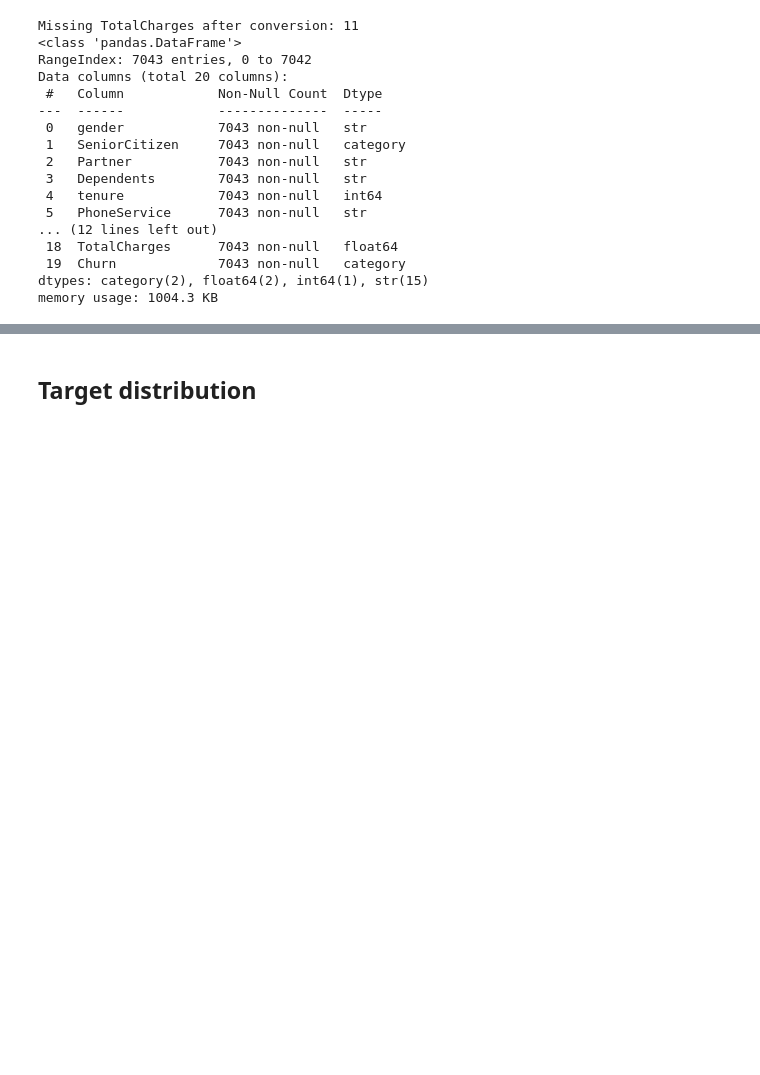
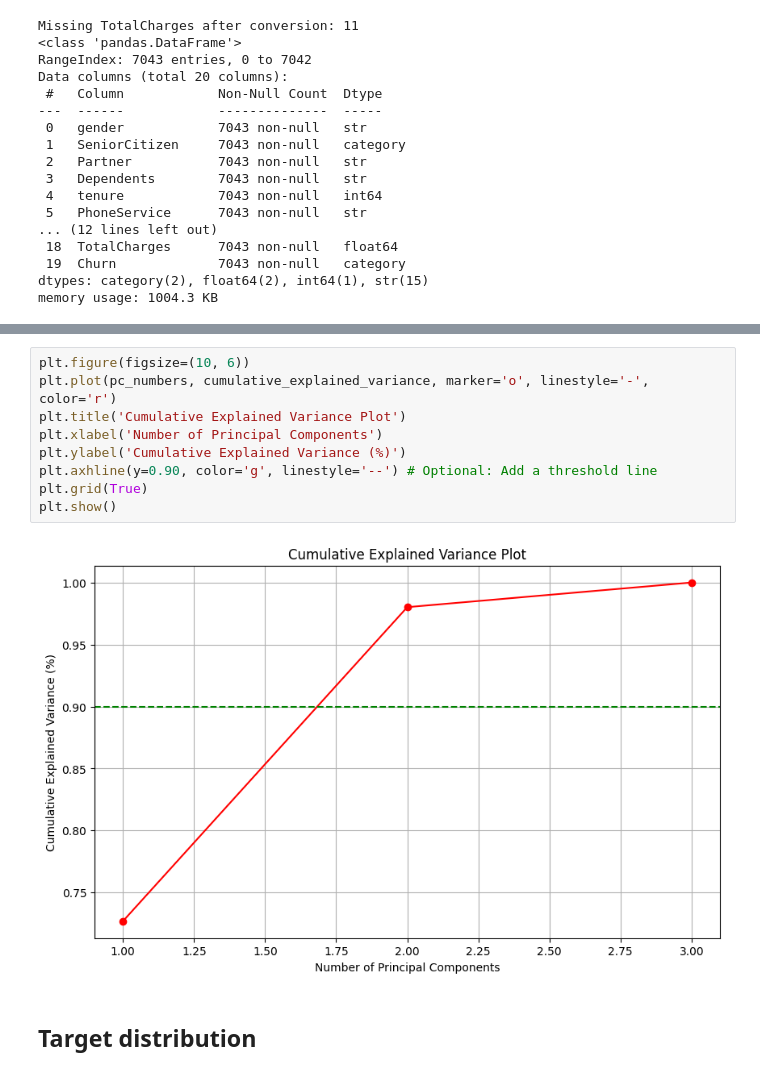
Before and after one commit to giosroom99/telco-churn-eda, a Jupyter notebook: notebooks/01_telco_churn_eda.ipynb, the cells around one changed output, grey strips where cells are left out. Cells and saved outputs as stored; diff of their text form; blank space fills up the shorter version.

```diff
--- a/notebooks/01_telco_churn_eda.ipynb
+++ b/notebooks/01_telco_churn_eda.ipynb
@@ -146,3 +234,14 @@ memory usage: 1004.3 KB
+# %%
+plt.figure(figsize=(10, 6))
+plt.plot(pc_numbers, cumulative_explained_variance, marker='o', linestyle='-', color='r')
+plt.title('Cumulative Explained Variance Plot')
+plt.xlabel('Number of Principal Components')
+plt.ylabel('Cumulative Explained Variance (%)')
+plt.axhline(y=0.90, color='g', linestyle='--') # Optional: Add a threshold line
+plt.grid(True)
+plt.show()
+# %% [output]
+[figure, added]
 # %% [markdown]
 ## Target distribution
 # %%
```
Also changed, not shown: parts of 9 cells of this notebook.
